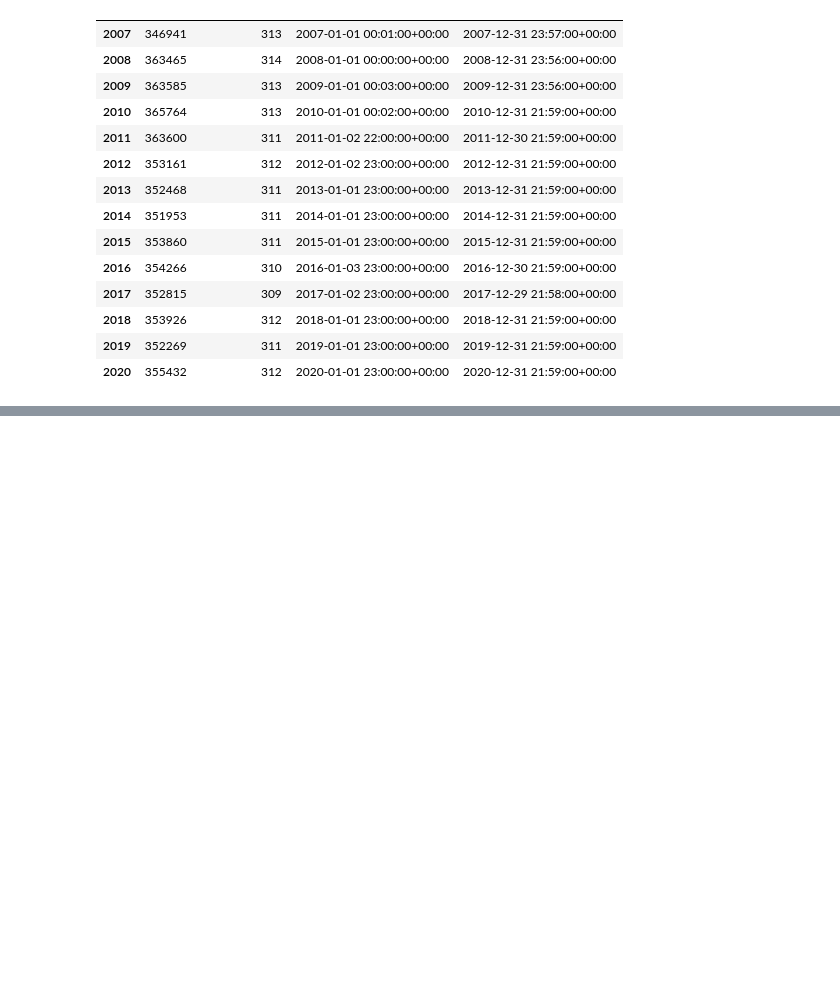
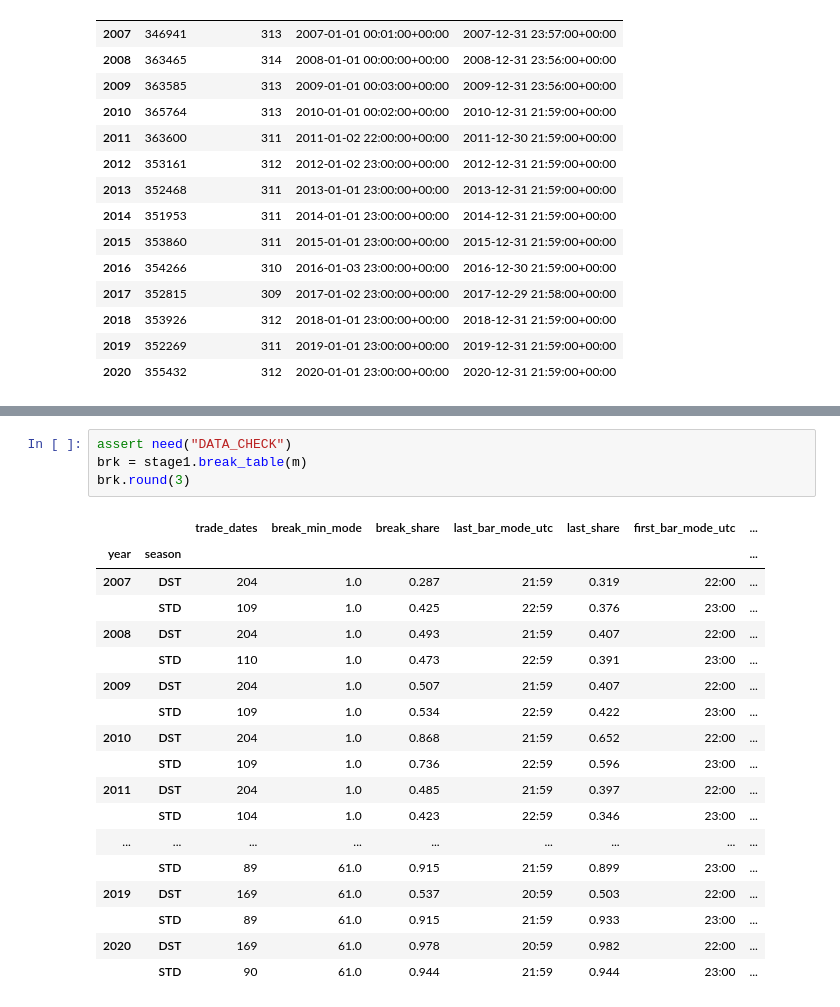
Before and after one commit to QBKFD/OPARLI-LLM-FORWARD, a Jupyter notebook: research/squeeze_oco/01_vol_state.ipynb, the cells around one changed output, grey strips where cells are left out. Drawn from its saved outputs; the diff is of its cells as text; blank space fills up the shorter version.

```diff
--- a/research/squeeze_oco/01_vol_state.ipynb
+++ b/research/squeeze_oco/01_vol_state.ipynb
@@ -303,0 +330,23 @@ bars: 4,983,505, 2007-01-01 00:01:00+00:00 .. 2020-12-31 21:59:00+00:00 (UTC)
+# %%
+assert need("DATA_CHECK")
+brk = stage1.break_table(m)
+brk.round(3)
+# %% [output]
+|  |  | trade_dates | break_min_mode | break_share | last_bar_mode_utc | last_share | first_bar_mode_utc | ... |
+| year | season |  |  |  |  |  |  | ... |
+| 2007 | DST | 204 | 1.0 | 0.287 | 21:59 | 0.319 | 22:00 | ... |
+|  | STD | 109 | 1.0 | 0.425 | 22:59 | 0.376 | 23:00 | ... |
+| 2008 | DST | 204 | 1.0 | 0.493 | 21:59 | 0.407 | 22:00 | ... |
+|  | STD | 110 | 1.0 | 0.473 | 22:59 | 0.391 | 23:00 | ... |
+| 2009 | DST | 204 | 1.0 | 0.507 | 21:59 | 0.407 | 22:00 | ... |
+|  | STD | 109 | 1.0 | 0.534 | 22:59 | 0.422 | 23:00 | ... |
+| 2010 | DST | 204 | 1.0 | 0.868 | 21:59 | 0.652 | 22:00 | ... |
+|  | STD | 109 | 1.0 | 0.736 | 22:59 | 0.596 | 23:00 | ... |
+| 2011 | DST | 204 | 1.0 | 0.485 | 21:59 | 0.397 | 22:00 | ... |
+|  | STD | 104 | 1.0 | 0.423 | 22:59 | 0.346 | 23:00 | ... |
+| ... | ... | ... | ... | ... | ... | ... | ... | ... |
+|  | STD | 89 | 61.0 | 0.915 | 21:59 | 0.899 | 23:00 | ... |
+| 2019 | DST | 169 | 61.0 | 0.537 | 20:59 | 0.503 | 22:00 | ... |
+|  | STD | 89 | 61.0 | 0.915 | 21:59 | 0.933 | 23:00 | ... |
+| 2020 | DST | 169 | 61.0 | 0.978 | 20:59 | 0.982 | 22:00 | ... |
+|  | STD | 90 | 61.0 | 0.944 | 21:59 | 0.944 | 23:00 | ... |
```
Also changed, not shown: parts of 13 cells of this notebook, 6 other files.
